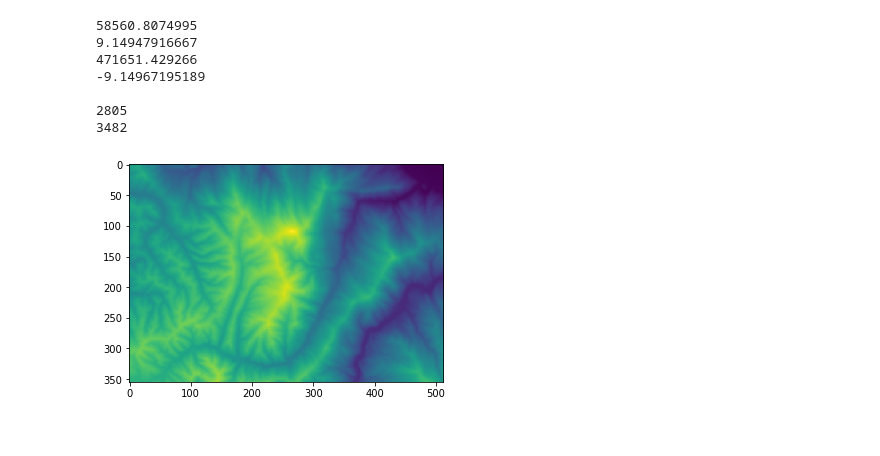
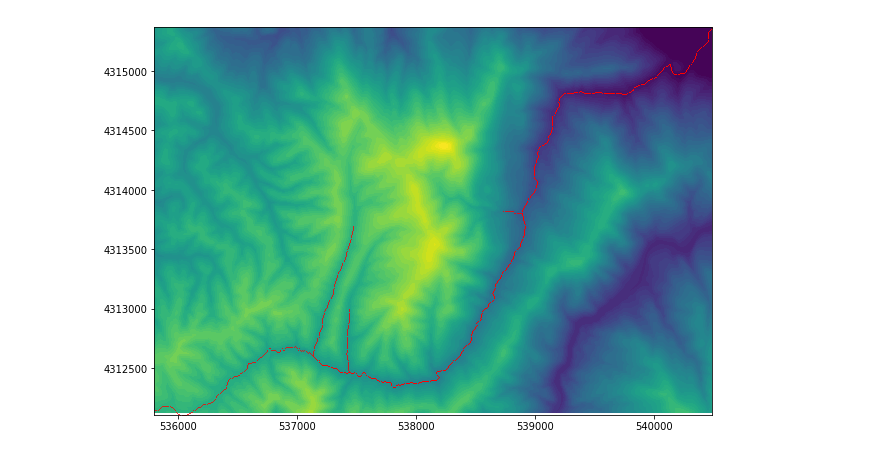
Before and after one commit to BenjiDa/ProfileTools, a Jupyter notebook: Channel_profiles.ipynb, the cells around one changed output. Drawn from its saved outputs; the diff is of its cells as text; code cells hidden in the pictures.

```diff
--- a/Channel_profiles.ipynb
+++ b/Channel_profiles.ipynb
@@ -54,40 +55,0 @@ X,Y = plot_coord(raster)
-# %%
-(upper_left_x, x_res, x_rotation, upper_left_y, y_rotation, y_res) = raster.GetGeoTransform()
-nx_creek = max(creek_data['x']) - min(creek_data['x'])
-ny_creek = max(creek_data['y']) - min(creek_data['y'])
-
-print(min(creek_data['x'])/x_res)
-print(x_res)
-print(max(creek_data['y'])/x_res)
-print(y_res)
-
-
-
-#DONE!!
-xoff = ((min(creek_data['x'])-upper_left_x)/x_res).astype(int).item()
-yoff = ((upper_left_y - max(creek_data['y']))/x_res).astype(int).item()
-xsize = (nx_creek/x_res).astype(int).item()
-ysize = (ny_creek/x_res).astype(int).item()
-
-print('')
-print(xoff)
-print(yoff)
-# %% [output]
-58560.8074995
-9.14947916667
-471651.429266
--9.14967195189
-
-2805
-3482
-# %%
-array_part = raster.ReadAsArray(
-    xoff=xoff,
-    yoff=yoff,
-    xsize=xsize,
-    ysize=ysize)
-
-plt.imshow(array_part)
-plt.show()
-# %% [output]
-[figure, removed]
@@ -94 +112,10 @@ plt.show()
+# %%
+fig, ax = plt.subplots(1, figsize=(10,10), sharex=False) #define 2 subfigures
+
+ax.contourf(X, Y, array_part, levels=np.linspace(np.amin(array_part[array_part > 0]),np.amax(array_part), 50))
+ax.plot(creek_data['x'], creek_data['y'], 'ro',  markersize=1, markeredgewidth=0.0)
+ax.set_aspect('equal')
+plt.show()
+# %% [output]
+[figure, added]
 # %%
```
Also changed, not shown: parts of 7 cells of this notebook.
